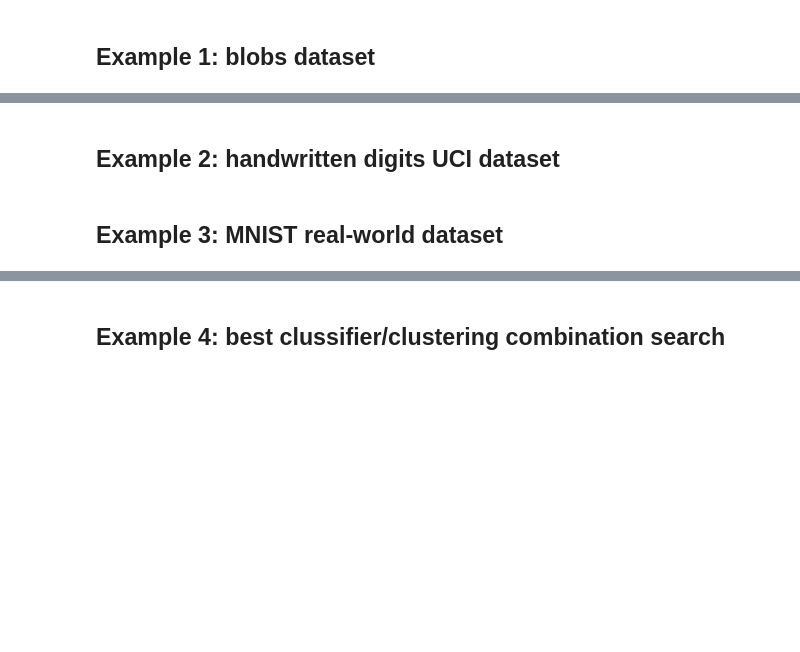
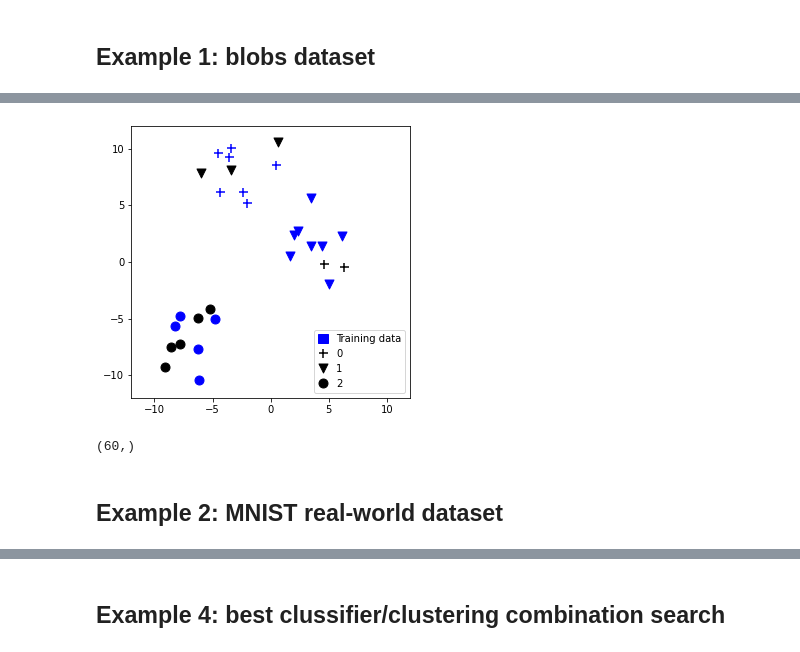
Before and after one commit to IIT-LAND/reval_clustering, a Jupyter notebook: working_examples/manexamples_notebook.ipynb, the cells around one changed output, grey strips where cells are left out. Saved outputs shown, nothing was run; the diff lists cells and outputs as text; code cells hidden in the pictures; blank space fills up the shorter version.

```diff
--- a/working_examples/manexamples_notebook.ipynb
+++ b/working_examples/manexamples_notebook.ipynb
@@ -141,2 +250,52 @@ plt.show()
+# %%
+import matplotlib.patches as mpatches
+
+fig, ax = plt.subplots(figsize=(5, 5))
+for i in range(3):
+    plt1 = ax.scatter(data_tr[labels_tr==i][:, 0],
+                data_tr[labels_tr==i][:, 1],
+                label=i, color='blue',
+                marker=mark[i],
+                s=81)
+    plt2 = ax.scatter(data_ts[cllab==i][:, 0],
+                data_ts[cllab==i][:, 1],
+                label=i,
+                color='black',
+                marker=mark[i],
+                s=81)
+
+legend_el = [mpatches.Patch(color='blue', label='Training data'),
+             plt.scatter([],[], marker='+', label='0', color='black', s=81),
+            plt.scatter([],[], marker='v', label='1', color='black', s=81),
+            plt.scatter([],[], marker='o', label='2', color='black', s=81)]
+plt.legend(handles=legend_el, handlelength=1, handleheight=1, loc=4)
+plt.ylim((-12, 12))
+plt.xlim((-12, 12))
+plt.savefig('./label_all.png', format='png')
+plt.show()
+
+# data = np.append(data_tr[0], data_ts[0], axis=0)
+# lab = np.append(data_tr[1], cllab)
+# color = ['black'] * 20 + ['blue'] * 10
+# plt.figure(figsize=(5, 5))
+# for i in range(3):
+#     plt.scatter(data[lab==i][:, 0],
+#                 data[lab==i][:, 1],
+#                 label=i,
+#                 color=color,
+#                 marker=mark[i],
+#                 s=81)
+# # plt.xlim((-5, 7))
+# # plt.ylim((0, 12))
+# plt.title("")
+# plt.legend()
+# # plt.savefig('./label_all.pdf', format='pdf')
+# plt.show()
+# %% [output]
+[figure, added]
+# %%
+data.shape
+# %% [output]
+(60,)
 # %% [markdown]
-## Example 2: handwritten digits UCI dataset
+## Example 2: MNIST real-world dataset
@@ -244,2 +301,0 @@ plt.show()
-# %% [markdown]
-## Example 3: MNIST real-world dataset
```
Also changed, not shown: parts of 42 cells of this notebook, 57 other files.
